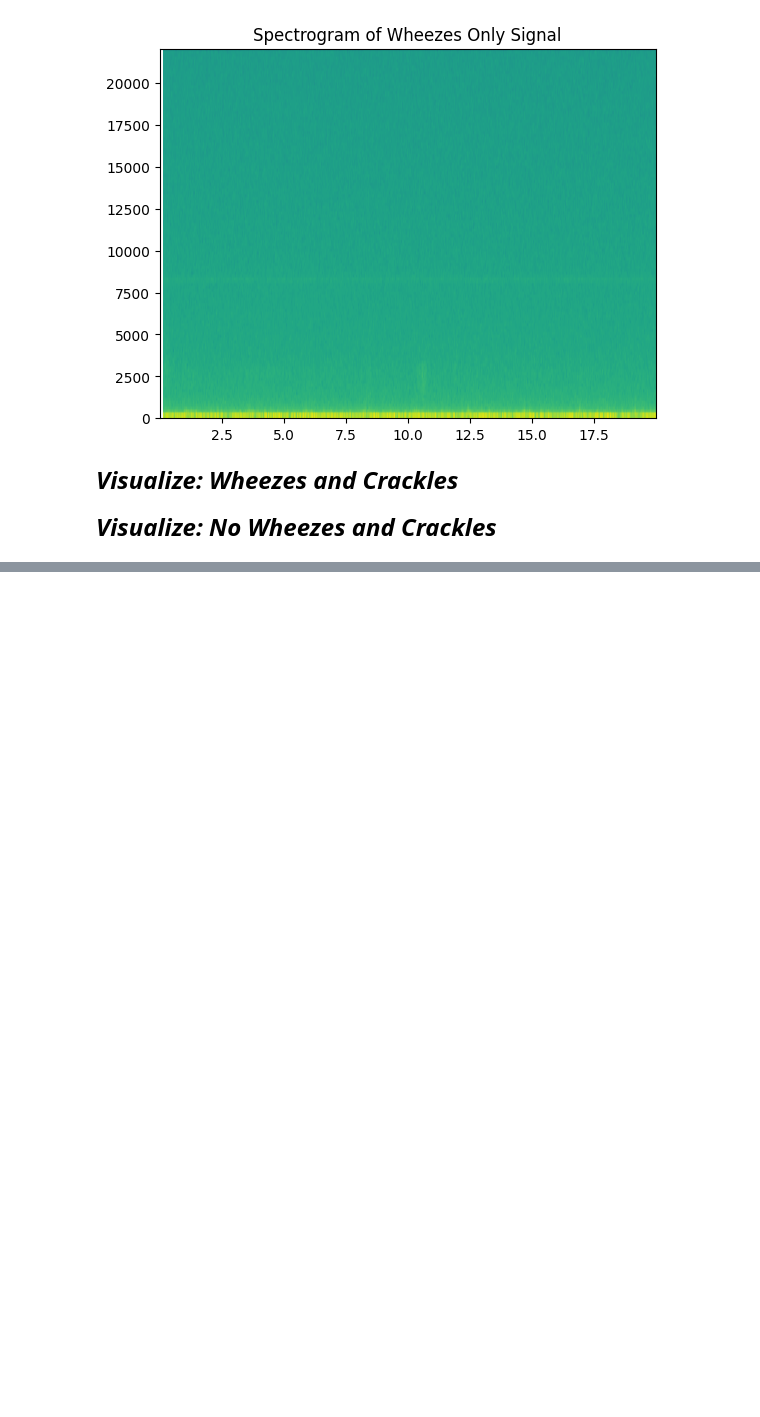
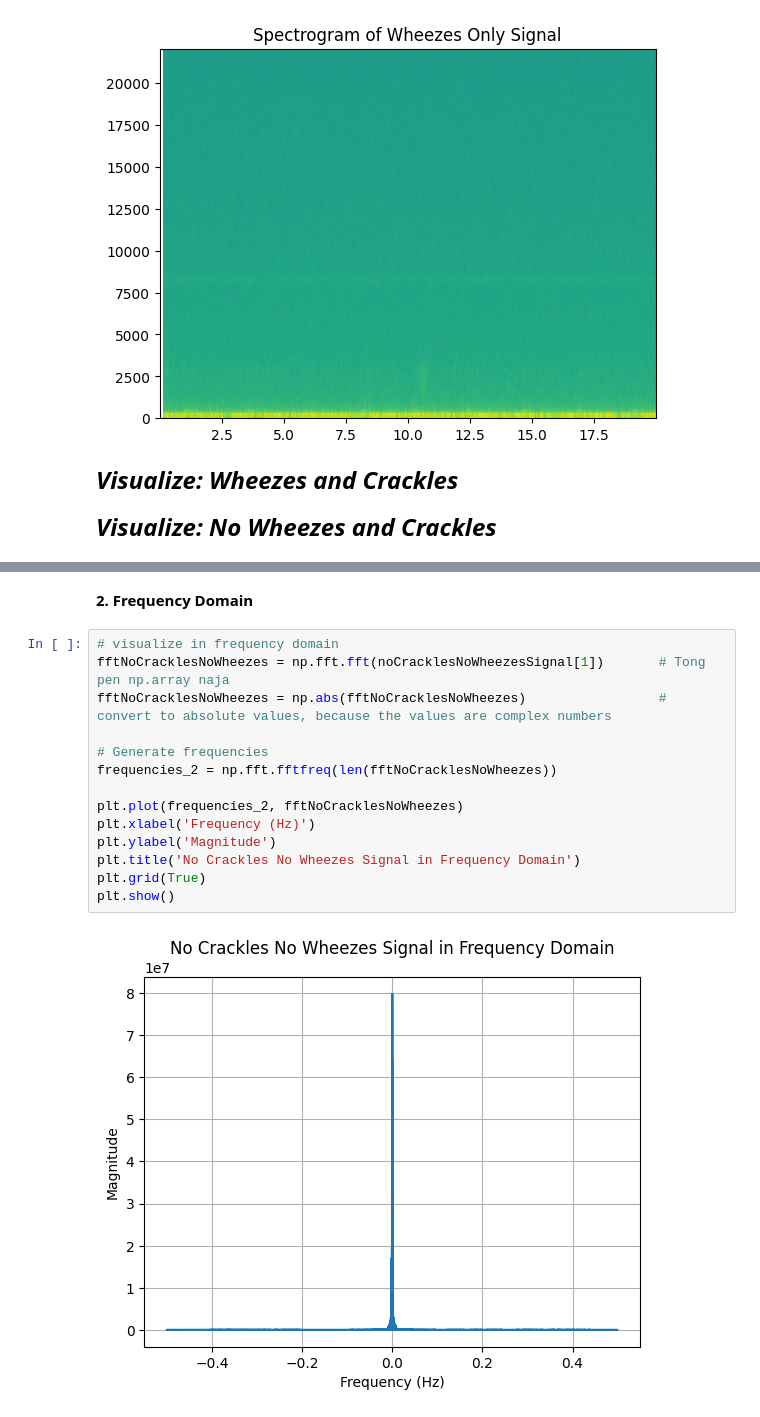
Before and after one commit to Wachiii-Raya/Signal_class_project, a Jupyter notebook: data_visualize.ipynb, the cells around one changed output, grey strips where cells are left out. Drawn from its saved outputs; the diff is of its cells as text; blank space fills up the shorter version.

```diff
--- a/data_visualize.ipynb
+++ b/data_visualize.ipynb
@@ -230,0 +264,18 @@ plt.show()
+# %% [markdown]
+**2. Frequency Domain**
+# %%
+# visualize in frequency domain
+fftNoCracklesNoWheezes = np.fft.fft(noCracklesNoWheezesSignal[1])       # Tong pen np.array naja
+fftNoCracklesNoWheezes = np.abs(fftNoCracklesNoWheezes)                 # convert to absolute values, because the values are complex numbers
+
+# Generate frequencies
+frequencies_2 = np.fft.fftfreq(len(fftNoCracklesNoWheezes))
+
+plt.plot(frequencies_2, fftNoCracklesNoWheezes)
+plt.xlabel('Frequency (Hz)')
+plt.ylabel('Magnitude')
+plt.title('No Crackles No Wheezes Signal in Frequency Domain')
+plt.grid(True)
+plt.show()
+# %% [output]
+[figure, added]
```
Also changed, not shown: parts of 7 cells of this notebook.
